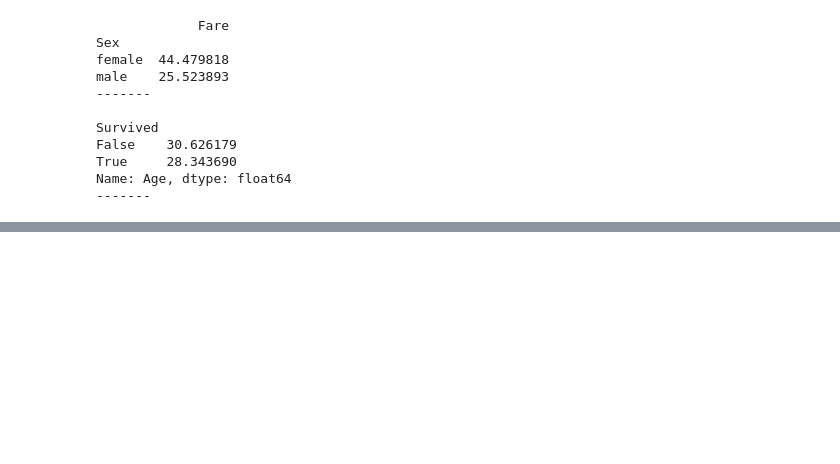
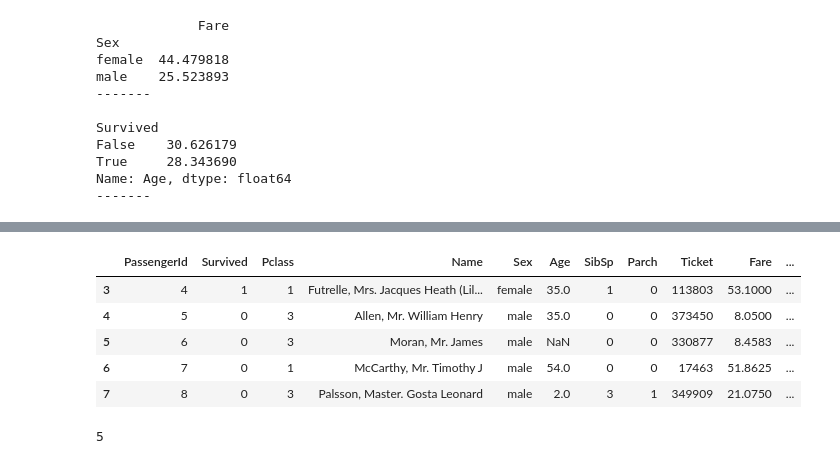
Before and after one commit to smajkie/machine_learning, a Jupyter notebook: pandas/pandas_notes.ipynb, the cells around one changed output, grey strips where cells are left out. Cells and saved outputs as stored; diff of their text form; code cells hidden in the pictures; blank space fills up the shorter version.

Commit message:
pandas learnings completed

```diff
--- a/pandas/pandas_notes.ipynb
+++ b/pandas/pandas_notes.ipynb
@@ -432,0 +437,4 @@ Name: Age, dtype: float64
+# %%
+import pandas as pd
+df = pd.read_csv('../ML_intel_cert_project/dataset/train.csv', header=0)
+df.head()
@@ -432,0 +459,16 @@ Name: Age, dtype: float64
+# %%
+df.drop(index=[0, 1, 2], axis = 0, inplace=False).head() # axis=0 means that we are dropping rows
+# %% [output]
+|  | PassengerId | Survived | Pclass | Name | Sex | Age | SibSp | Parch | Ticket | Fare | ... |
+| 3 | 4 | 1 | 1 | Futrelle, Mrs. Jacques Heath (Lil... | female | 35.0 | 1 | 0 | 113803 | 53.1000 | ... |
+| 4 | 5 | 0 | 3 | Allen, Mr. William Henry | male | 35.0 | 0 | 0 | 373450 | 8.0500 | ... |
+| 5 | 6 | 0 | 3 | Moran, Mr. James | male | NaN | 0 | 0 | 330877 | 8.4583 | ... |
+| 6 | 7 | 0 | 1 | McCarthy, Mr. Timothy J | male | 54.0 | 0 | 0 | 17463 | 51.8625 | ... |
+| 7 | 8 | 0 | 3 | Palsson, Master. Gosta Leonard | male | 2.0 | 3 | 1 | 349909 | 21.0750 | ... |
+# %%
+# removing duplicate rows, use the 'tweaked' dataset for this
+df_dup = pd.read_csv('../ML_intel_cert_project/dataset/train_dup.csv', header=0)
+# lets check first if such thing exist in our df:
+print(df_dup.duplicated().sum()) # count of duplicated rows - note that returned number returns number of dups not number of occurences
+# %% [output]
+5
```
Also changed, not shown: parts of 19 cells of this notebook.
